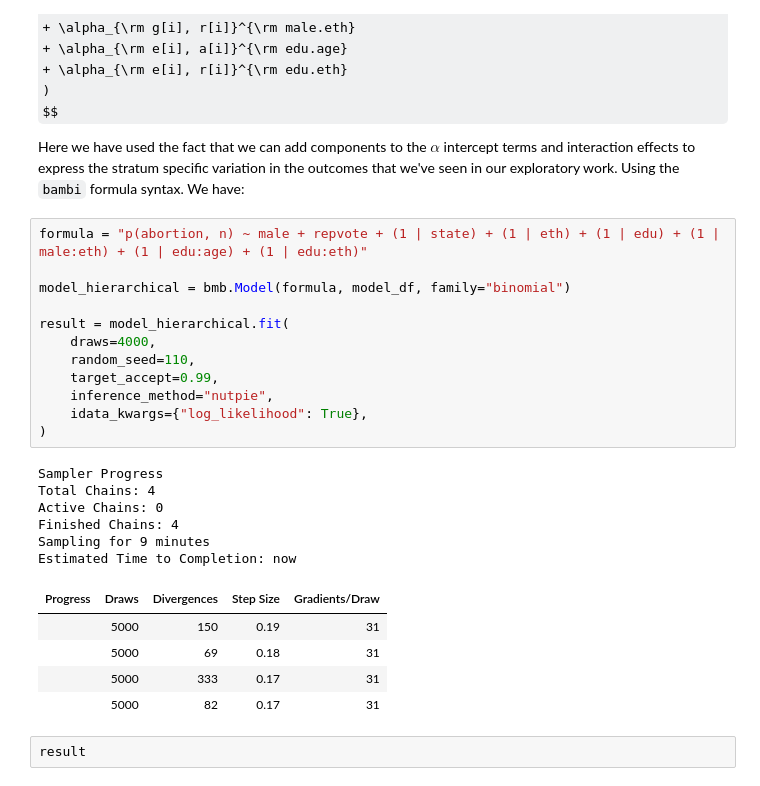
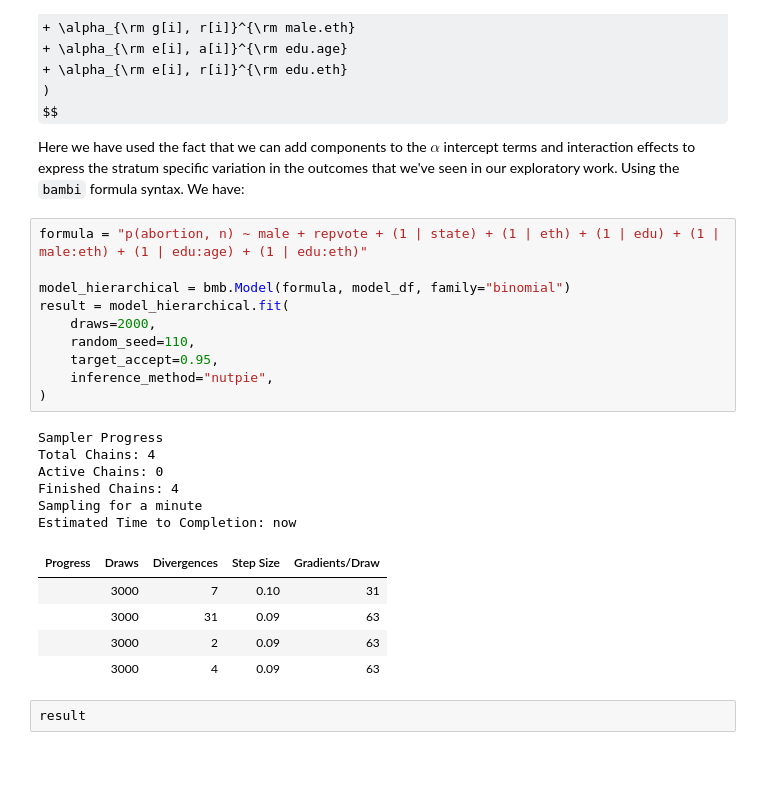
Before and after one commit to bambinos/bambi, a Jupyter notebook: docs/notebooks/mister_p.ipynb, the cells around one changed output. Drawn from its saved outputs; the diff is of its cells as text; some formulas as TeX source.

```diff
--- a/docs/notebooks/mister_p.ipynb
+++ b/docs/notebooks/mister_p.ipynb
@@ -645,27 +618,25 @@ Here we have used the fact that we can add components to the $\alpha$ intercept
 # %%
 formula = "p(abortion, n) ~ male + repvote + (1 | state) + (1 | eth) + (1 | edu) + (1 | male:eth) + (1 | edu:age) + (1 | edu:eth)"
 
 model_hierarchical = bmb.Model(formula, model_df, family="binomial")
-
 result = model_hierarchical.fit(
-    draws=4000,
+    draws=2000,
     random_seed=110,
-    target_accept=0.99,
+    target_accept=0.95,
     inference_method="nutpie",
-    idata_kwargs={"log_likelihood": True},
 )
 # %% [output]
 Sampler Progress
 Total Chains: 4
 Active Chains: 0
 Finished Chains: 4
-Sampling for 9 minutes
+Sampling for a minute
 Estimated Time to Completion: now
 | Progress | Draws | Divergences | Step Size | Gradients/Draw |
-|  | 5000 | 150 | 0.19 | 31 |
-|  | 5000 | 69 | 0.18 | 31 |
-|  | 5000 | 333 | 0.17 | 31 |
-|  | 5000 | 82 | 0.17 | 31 |
+|  | 3000 | 7 | 0.10 | 31 |
+|  | 3000 | 31 | 0.09 | 63 |
+|  | 3000 | 2 | 0.09 | 63 |
+|  | 3000 | 4 | 0.09 | 63 |
 # %%
 result
 # %% [output]
```
Also changed, not shown: parts of 19 cells of this notebook, 15 other files.
